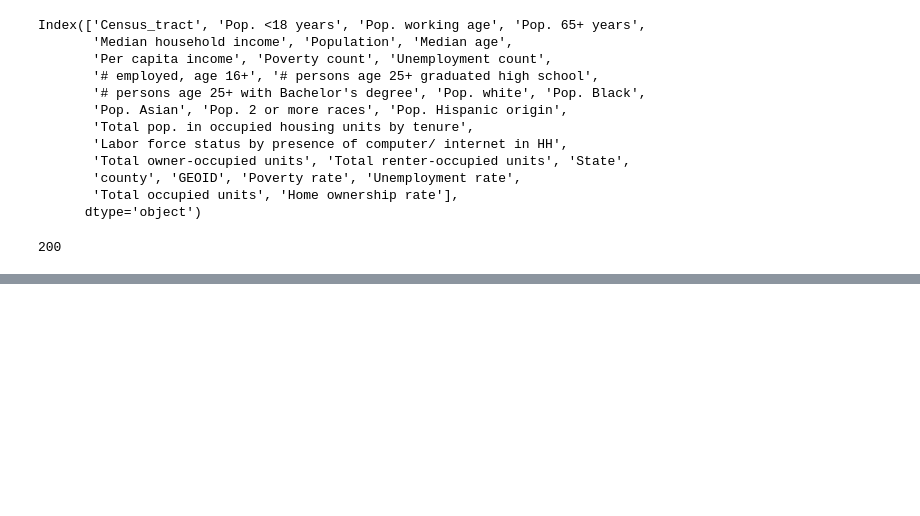
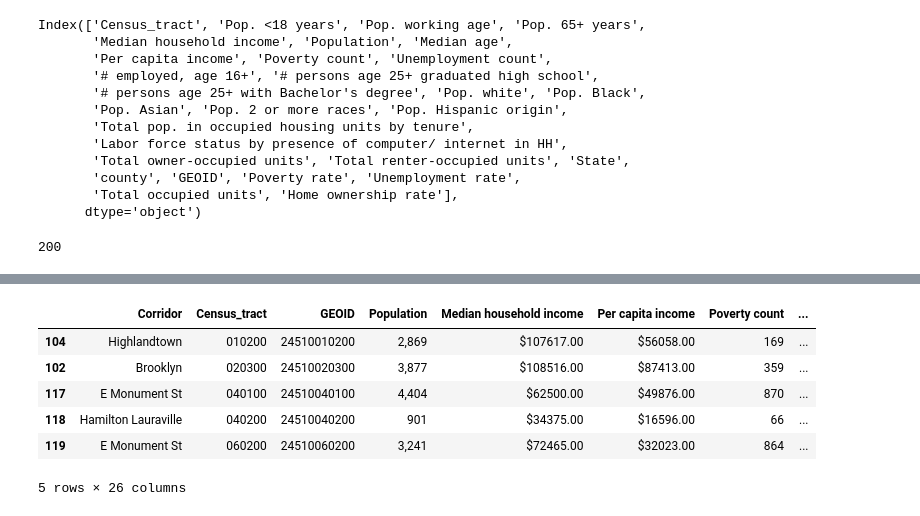
Before and after one commit to Jenkir/Land_Use_Commitee_CC_Analysis, a Jupyter notebook: corridors_census_2016.ipynb, the cells around one changed output, grey strips where cells are left out. Saved outputs shown, nothing was run; the diff lists cells and outputs as text; code cells hidden in the pictures; blank space fills up the shorter version.

```diff
--- a/corridors_census_2016.ipynb
+++ b/corridors_census_2016.ipynb
@@ -588,0 +718,21 @@ census_2016_FINAL
+# %%
+# Use .map to format columns (helpful resource for this: https://towardsdatascience.com/apply-thousand-separator-and-other-formatting-to-pandas-dataframe-45f2f4c7ab01)
+# Note: once you format values in a column, they are changed to strings (see cell below to see data types of each column)
+# I will use the census_2016_FINAL dataframe to use for analysis as needed (can do calculations with number data types but not strings)
+# You may need to restart the kernel after you format
+census_2016_formatted["Median household income"] = census_2016_FINAL["Median household income"].map("${:.2f}".format)
+census_2016_formatted["Per capita income"] = census_2016_FINAL["Per capita income"].map("${:.2f}".format)
+census_2016_formatted["Population"] = census_2016_formatted["Population"].map("{:,.0f}".format)
+census_2016_formatted["Poverty count"] = census_2016_formatted["Poverty count"].map("{:,.0f}".format)
+census_2016_formatted["Poverty rate"] = census_2016_formatted["Poverty rate"].map("{:.2%}".format)
+census_2016_formatted["Unemployment rate"] = census_2016_formatted["Unemployment rate"].map("{:.2%}".format)
+
+census_2016_formatted.head()
+# %% [output]
+|  | Corridor | Census_tract | GEOID | Population | Median household income | Per capita income | Poverty count | ... |
+| 104 | Highlandtown | 010200 | 24510010200 | 2,869 | $107617.00 | $56058.00 | 169 | ... |
+| 102 | Brooklyn | 020300 | 24510020300 | 3,877 | $108516.00 | $87413.00 | 359 | ... |
+| 117 | E Monument St | 040100 | 24510040100 | 4,404 | $62500.00 | $49876.00 | 870 | ... |
+| 118 | Hamilton Lauraville | 040200 | 24510040200 | 901 | $34375.00 | $16596.00 | 66 | ... |
+| 119 | E Monument St | 060200 | 24510060200 | 3,241 | $72465.00 | $32023.00 | 864 | ... |
+5 rows × 26 columns
```
Also changed, not shown: parts of 15 cells of this notebook, 8 other files.
